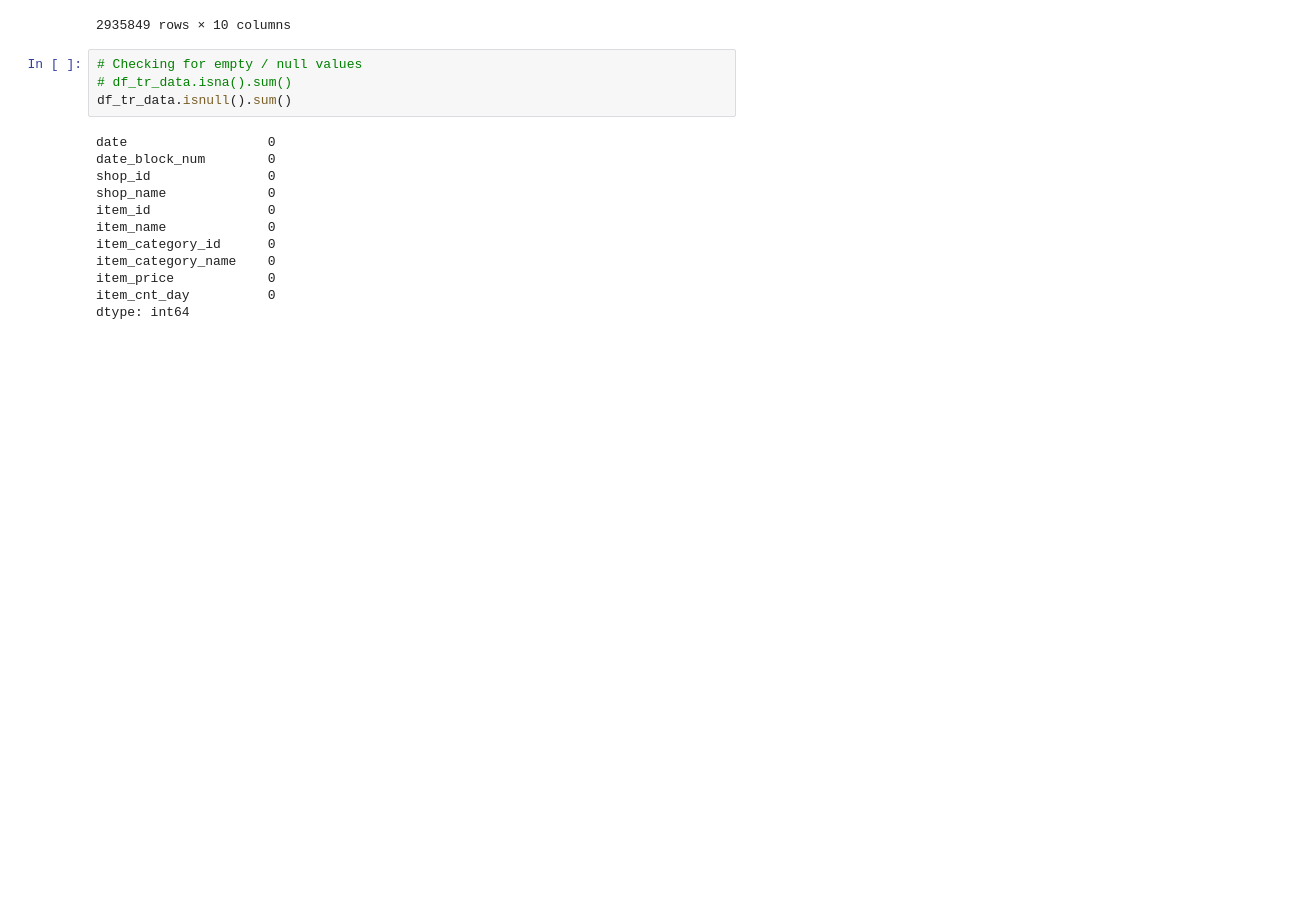
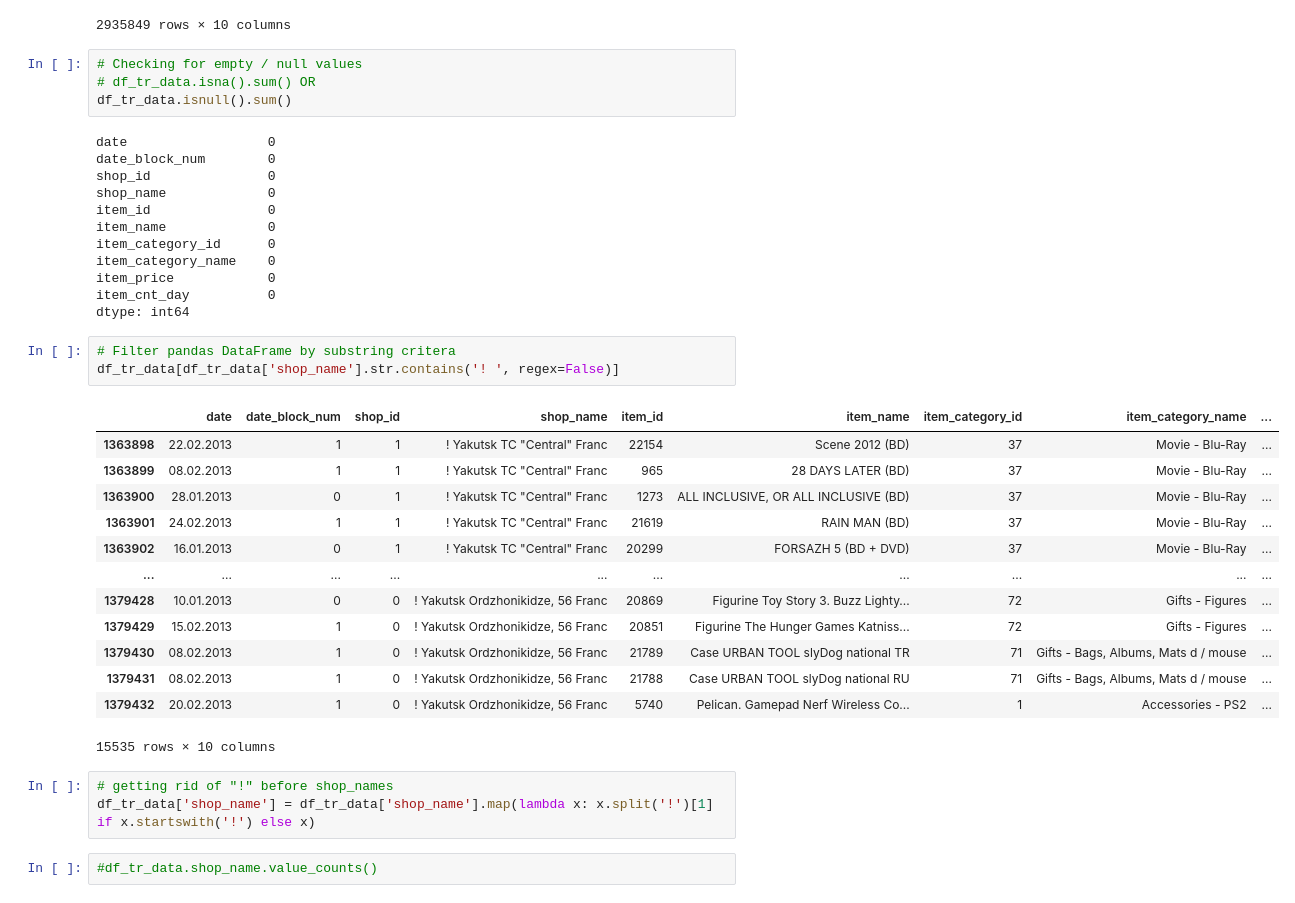
Before and after one commit to SabeehRaza-DS/FutureSales_Project, a Jupyter notebook: sales_prediction.ipynb, the cells around one changed output. Saved outputs shown, nothing was run; the diff lists cells and outputs as text; blank space fills up the shorter version.

```diff
--- a/sales_prediction.ipynb
+++ b/sales_prediction.ipynb
@@ -277,7 +277,7 @@ df_tr_data
 2935849 rows × 10 columns
 # %%
 # Checking for empty / null values
-# df_tr_data.isna().sum()
+# df_tr_data.isna().sum() OR
 df_tr_data.isnull().sum()
 # %% [output]
 date                  0
@@ -291,3 +291,25 @@ item_category_name    0
 item_price            0
 item_cnt_day          0
 dtype: int64
+# %%
+# Filter pandas DataFrame by substring critera
+df_tr_data[df_tr_data['shop_name'].str.contains('! ', regex=False)]
+# %% [output]
+|  | date | date_block_num | shop_id | shop_name | item_id | item_name | item_category_id | item_category_name | ... |
+| 1363898 | 22.02.2013 | 1 | 1 | ! Yakutsk TC "Central" Franc | 22154 | Scene 2012 (BD) | 37 | Movie - Blu-Ray | ... |
+| 1363899 | 08.02.2013 | 1 | 1 | ! Yakutsk TC "Central" Franc | 965 | 28 DAYS LATER (BD) | 37 | Movie - Blu-Ray | ... |
+| 1363900 | 28.01.2013 | 0 | 1 | ! Yakutsk TC "Central" Franc | 1273 | ALL INCLUSIVE, OR ALL INCLUSIVE (BD) | 37 | Movie - Blu-Ray | ... |
+| 1363901 | 24.02.2013 | 1 | 1 | ! Yakutsk TC "Central" Franc | 21619 | RAIN MAN (BD) | 37 | Movie - Blu-Ray | ... |
+| 1363902 | 16.01.2013 | 0 | 1 | ! Yakutsk TC "Central" Franc | 20299 | FORSAZH 5 (BD + DVD) | 37 | Movie - Blu-Ray | ... |
+| ... | ... | ... | ... | ... | ... | ... | ... | ... | ... |
+| 1379428 | 10.01.2013 | 0 | 0 | ! Yakutsk Ordzhonikidze, 56 Franc | 20869 | Figurine Toy Story 3. Buzz Lighty... | 72 | Gifts - Figures | ... |
+| 1379429 | 15.02.2013 | 1 | 0 | ! Yakutsk Ordzhonikidze, 56 Franc | 20851 | Figurine The Hunger Games Katniss... | 72 | Gifts - Figures | ... |
+| 1379430 | 08.02.2013 | 1 | 0 | ! Yakutsk Ordzhonikidze, 56 Franc | 21789 | Case URBAN TOOL slyDog national TR | 71 | Gifts - Bags, Albums, Mats d / mouse | ... |
+| 1379431 | 08.02.2013 | 1 | 0 | ! Yakutsk Ordzhonikidze, 56 Franc | 21788 | Case URBAN TOOL slyDog national RU | 71 | Gifts - Bags, Albums, Mats d / mouse | ... |
+| 1379432 | 20.02.2013 | 1 | 0 | ! Yakutsk Ordzhonikidze, 56 Franc | 5740 | Pelican. Gamepad Nerf Wireless Co... | 1 | Accessories - PS2 | ... |
+15535 rows × 10 columns
+# %%
+# getting rid of "!" before shop_names
+df_tr_data['shop_name'] = df_tr_data['shop_name'].map(lambda x: x.split('!')[1] if x.startswith('!') else x)
+# %%
+#df_tr_data.shop_name.value_counts()
```
Also changed, not shown: parts of 2 cells of this notebook.
